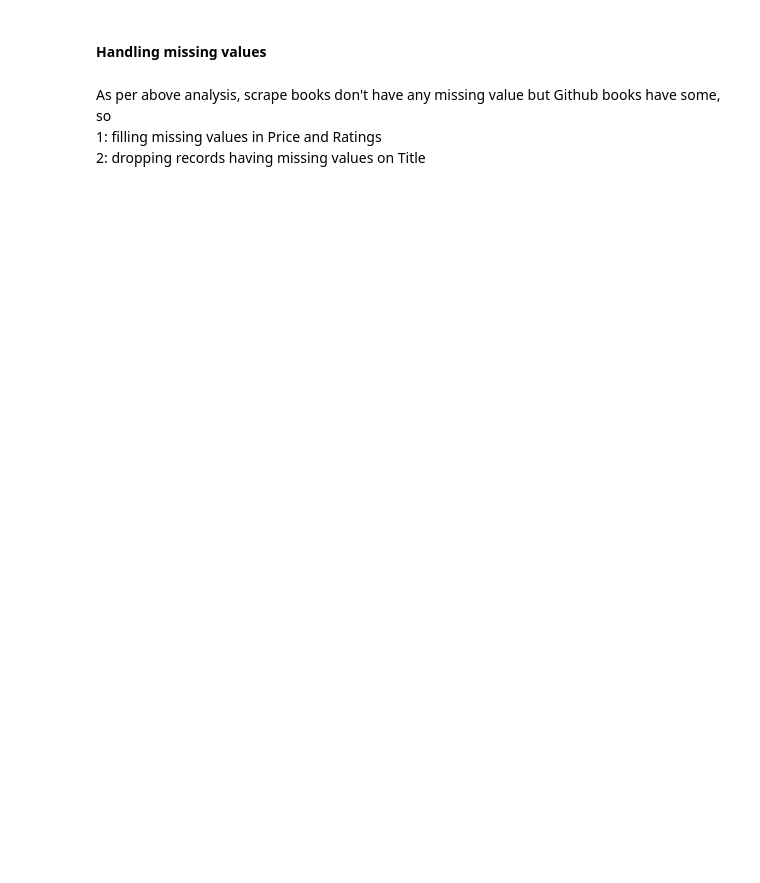
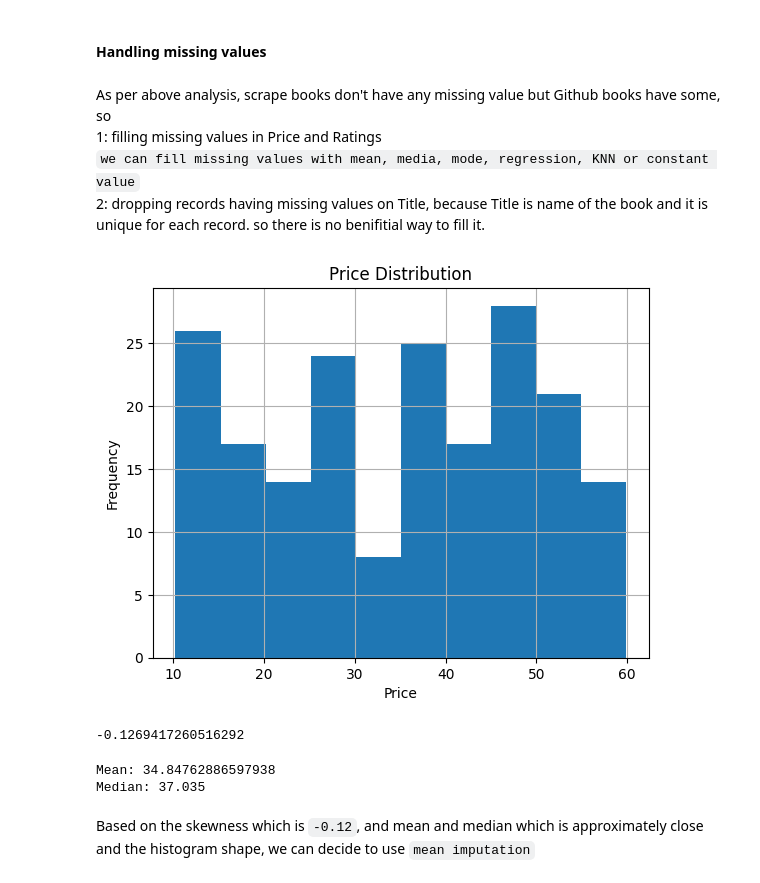
Before and after one commit to MAI-AIIU/advanced-programming, a Jupyter notebook: assignments/first/src/First_Assignment.ipynb, the cells around one changed output. Cells and saved outputs as stored; diff of their text form; code cells hidden in the pictures; blank space fills up the shorter version.

```diff
--- a/assignments/first/src/First_Assignment.ipynb
+++ b/assignments/first/src/First_Assignment.ipynb
@@ -265,0 +269,3 @@ github_books.isna().sum(), toscrape_books.isna().sum()
+# %%
+github_books["Price"] = github_books["Price"].str.replace("Â£", "").astype(float)
+github_books.head()
@@ -268,4 +281,26 @@ github_books.isna().sum(), toscrape_books.isna().sum()
 # %% [markdown]
 As per above analysis, scrape books don't have any missing value but Github books have some, so
 1: filling missing values in Price and Ratings
-2: dropping records having missing values on Title
+`we can fill missing values with mean, media, mode, regression, KNN or constant value`
+2: dropping records having missing values on Title, because Title is name of the book and it is unique for each record. so there is no benifitial way to fill it.
+# %%
+import matplotlib.pyplot as plt
+github_books['Price'].hist()
+plt.title("Price Distribution")
+plt.xlabel("Price")
+plt.ylabel("Frequency")
+plt.show()
+# %% [output]
+[figure, added]
+# %%
+print(github_books["Price"].skew())
+# %% [output]
+-0.1269417260516292
+# %%
+print("Mean:", github_books["Price"].mean())
+print("Median:", github_books["Price"].median())
+# %% [output]
+Mean: 34.84762886597938
+Median: 37.035
+# %% [markdown]
+Based on the skewness which is `-0.12`, and mean and median which is approximately close and the histogram shape, we can decide to use `mean imputation`
```
Also changed, not shown: parts of 20 cells of this notebook.
